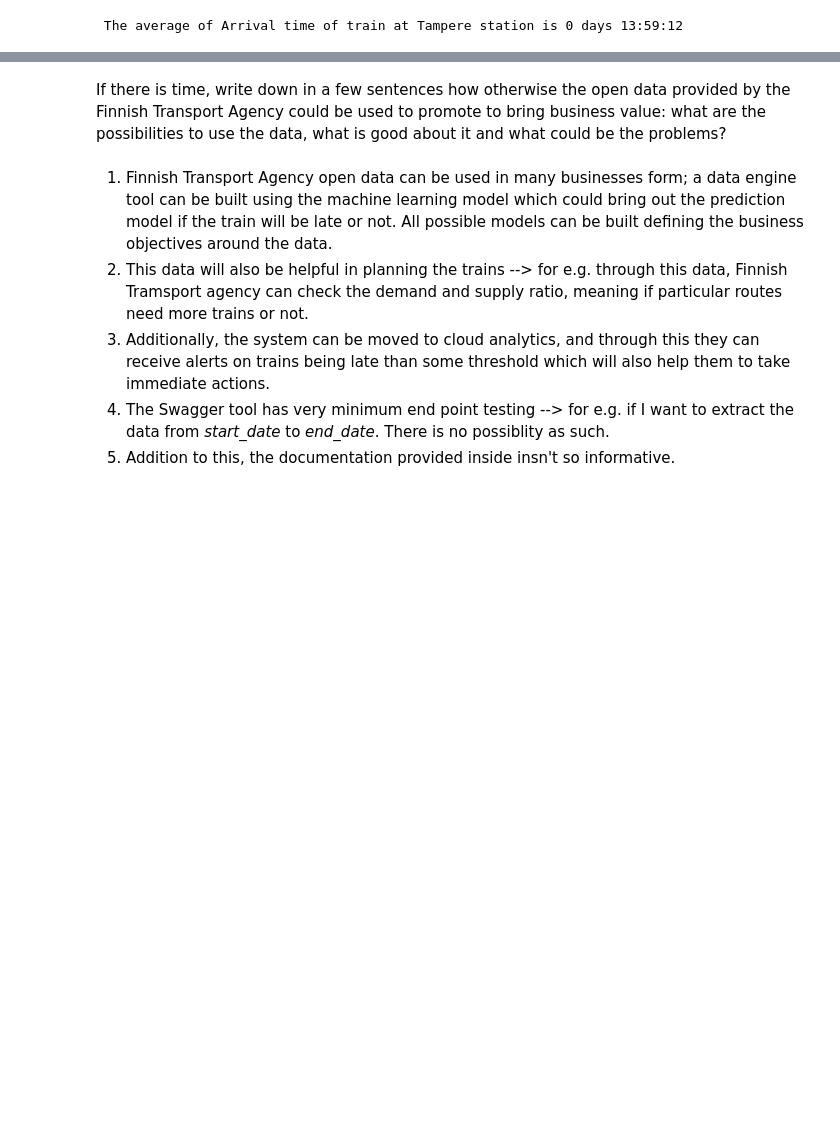
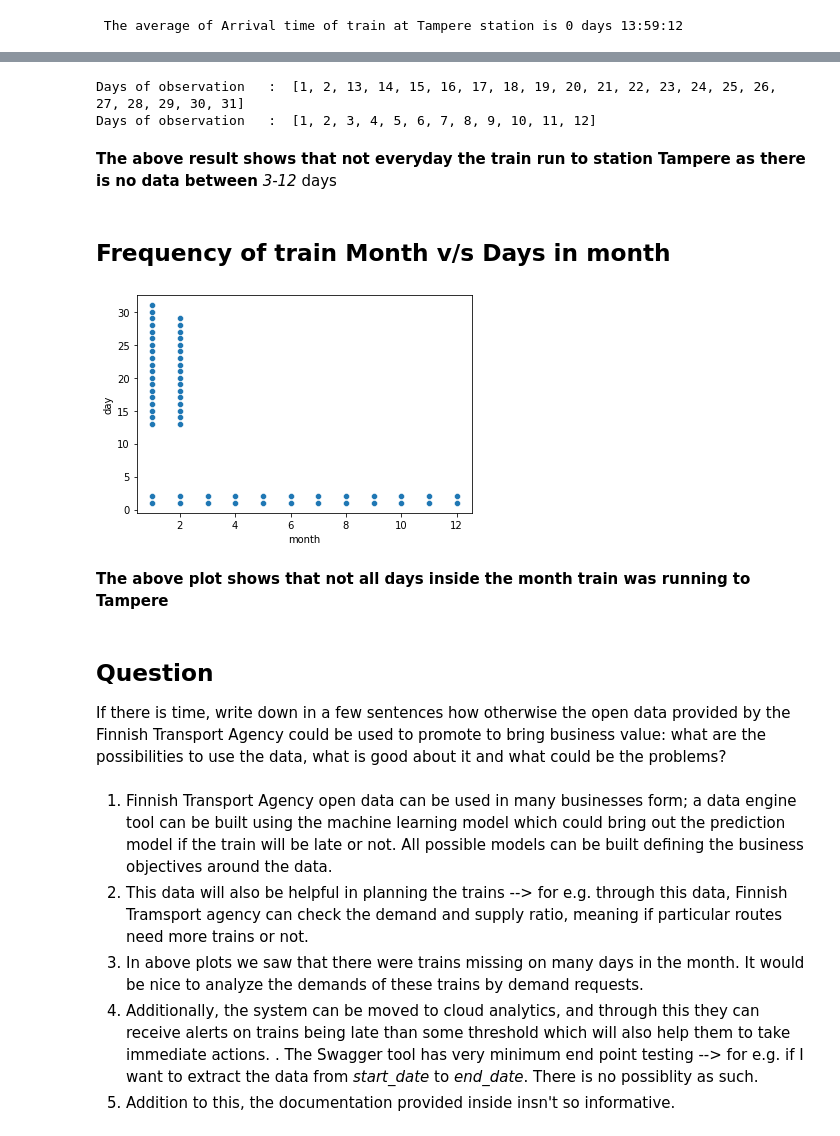
Before and after one commit to poddardelhi/finland-train_eda, a Jupyter notebook: finland_train.ipynb, the cells around one changed output, grey strips where cells are left out. Cells and saved outputs as stored; diff of their text form; code cells hidden in the pictures; blank space fills up the shorter version.

```diff
--- a/finland_train.ipynb
+++ b/finland_train.ipynb
@@ -320,0 +331,8 @@ print("\n The average of Arrival time of train at Tampere station is {}".format(
+# %%
+try:
+  df_TPE_clean['month']=df_TPE_clean.arrivalDate.dt.month
+  df_TPE_clean['day']=df_TPE_clean.arrivalDate.dt.day
+  df_TPE_clean['year']= df_TPE_clean.arrivalDate.dt.year
+except:
+  print("new columns are created")
+df_TPE_clean.head()
@@ -321,11 +346,29 @@ print("\n The average of Arrival time of train at Tampere station is {}".format(
+# %%
+print("Days of observation   : ",sorted(df_TPE_clean['day'].unique()))
+print("Days of observation   : ",sorted(df_TPE_clean['month'].unique()))
+# %% [output]
+Days of observation   :  [1, 2, 13, 14, 15, 16, 17, 18, 19, 20, 21, 22, 23, 24, 25, 26, 27, 28, 29, 30, 31]
+Days of observation   :  [1, 2, 3, 4, 5, 6, 7, 8, 9, 10, 11, 12]
+# %% [markdown]
+**The above result shows that not everyday the train run to station Tampere as there is no data between** *3-12* days
+# %% [markdown]
+## Frequency of train Month v/s Days in month
+# %%
+sns.scatterplot(df_TPE_clean['month'],df_TPE_clean['day']);
+# %% [output]
+[figure, added]
+# %% [markdown]
+**The above plot shows that not all days inside the month train was running to Tampere**
 # %% [markdown]
+## Question
 If there is time, write down in a few sentences how otherwise the open data provided by
 the Finnish Transport Agency could be used to promote to bring business value: what are
 the possibilities to use the data, what is good about it and what could be the problems?
 # %% [markdown]
 1.  Finnish Transport Agency open data can be used in many businesses form; a data engine tool can be built using the machine learning model which could bring out the prediction model if the train will be late or not. All possible models can be built defining the business objectives around the data.
 2. This data will also be helpful in planning the trains --> for e.g. through this data, Finnish Tramsport agency can check the demand and supply ratio, meaning if particular routes need more trains or not.
+2. In above plots we saw that there were trains missing on many days in the month. It would be nice to analyze the demands of these trains by demand requests.
 3. Additionally, the system can be moved to cloud analytics, and through this they can receive alerts on trains being late than some threshold which will also help them to take immediate actions.
-2. The Swagger tool has very minimum end point testing --> for e.g. if I want
+. The Swagger tool has very minimum end point testing --> for e.g. if I want
 to extract the data from *start_date* to *end_date*. There is no possiblity as such.
 3. Addition to this, the documentation provided inside insn't so informative.
```
Also changed, not shown: parts of 8 cells of this notebook.
